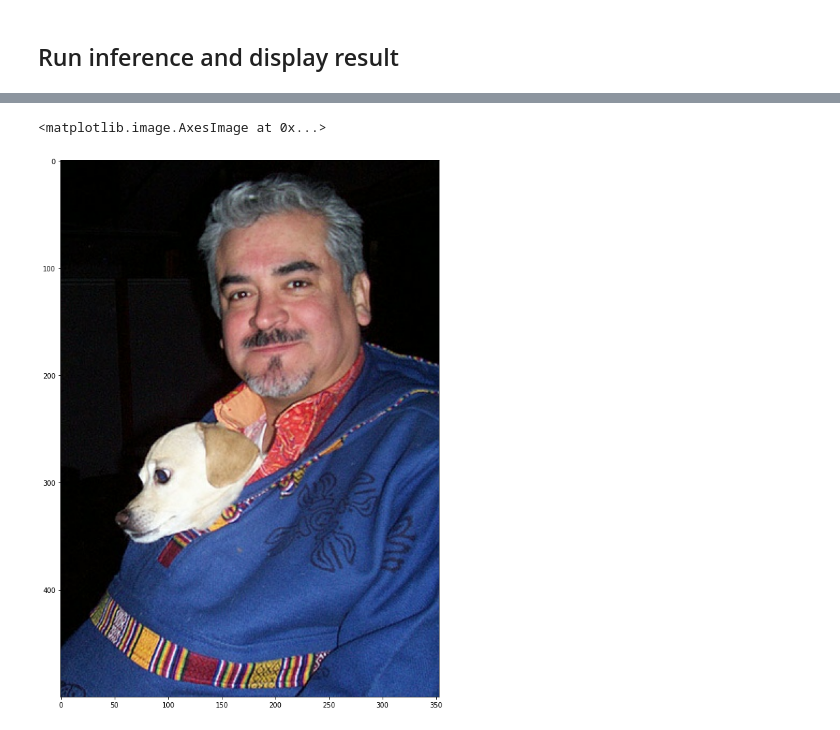
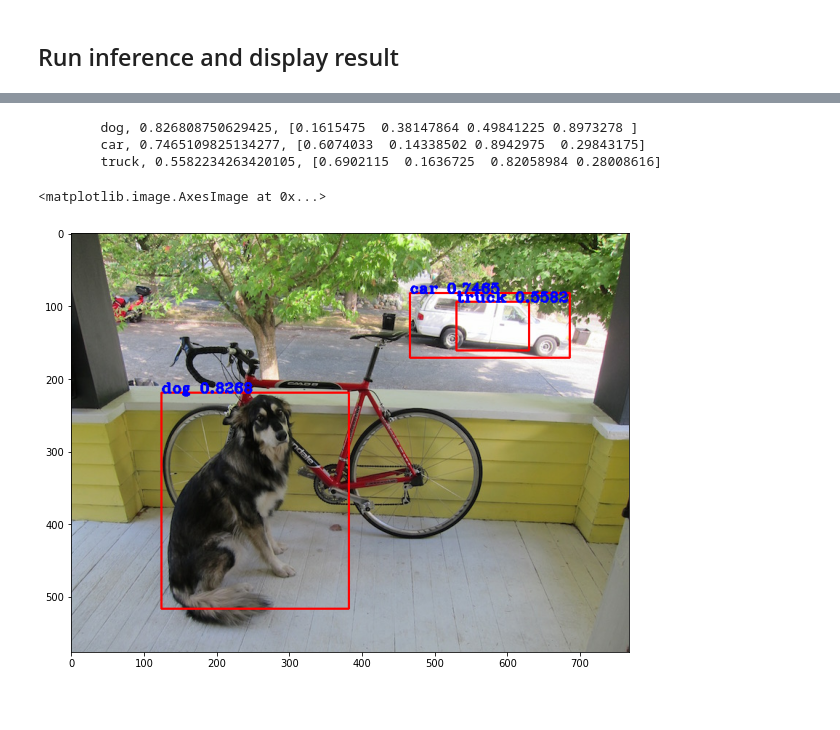
Before and after one commit to K-SIK/Capstone, a Jupyter notebook: DeepLearning/YOLOV3/yolo_tiny_inference_tutorial.ipynb, the cells around one changed output, grey strips where cells are left out. Cells and saved outputs as stored; diff of their text form; code cells hidden in the pictures; blank space fills up the shorter version.

```diff
--- a/DeepLearning/YOLOV3/yolo_tiny_inference_tutorial.ipynb
+++ b/DeepLearning/YOLOV3/yolo_tiny_inference_tutorial.ipynb
@@ -10,14 +10,14 @@ import tensorflow as tf
 # from yolov3_tf2.models import YoloV3
 # from yolov3_tf2.utils import draw_outputs
 # from yolov3_tf2.dataset import transform_images
-from yolov3_tf2.models_for_tutorial import YoloV3Tiny
+from yolov3_tf2.models import YoloV3Tiny
 from yolov3_tf2.utils_for_tutorial import draw_outputs, transform_images
 import matplotlib.pyplot as plt
 
 # CLASSES_PATH = 'data/voc2012.names'
 CLASSES_PATH = 'data/coco.names'
 # WEIGHTS_PATH = 'checkpoints/yolov3-tiny_train_8.tf'
-# WEIGHTS_PATH = 'data/weights/yolov3-tiny.tf'
+WEIGHTS_PATH = 'checkpoints/yolov3-tiny.tf'
 IMAGE_SIZE = 416
 # %% [markdown]
 ## Load the model, the classes and the example image
@@ -26,7 +26,7 @@ yolo_tiny = YoloV3Tiny()
 yolo_tiny.load_weights(WEIGHTS_PATH)
 class_names = [c.strip() for c in open(CLASSES_PATH).readlines()]
 
-img = tf.image.decode_image(open('./data/test1.jpg', 'rb').read(), channels=3)
+img = tf.image.decode_image(open('./data/dog_bike_car.jpg', 'rb').read(), channels=3)
 plt.imshow(img)
 plt.show()
 
@@ -89,13 +89,16 @@ tf.Tensor([0], shape=(1,), dtype=int32) <class 'tensorflow.python.framework.ops.
 # %%
 logging.info('detections:')
-for i in range(nums[0]):
+for i in range(nums[0][0]):
     print('\t{}, {}, {}'.format(class_names[int(classes[0][i])],
                                        np.array(scores[0][i]),
                                        np.array(boxes[0][i])))
 
-prediction_img = draw_outputs(img.numpy(), (boxes, scores, classes, nums), class_names)
+prediction_img = draw_outputs(img.numpy(), (boxes, scores, classes, nums[0]), class_names)
 plt.figure(figsize=(10, 20))
 plt.imshow(prediction_img)
 # %% [output]
-<matplotlib.image.AxesImage at 0x...>
+        dog, 0.826808750629425, [0.1615475  0.38147864 0.49841225 0.8973278 ]
+        car, 0.7465109825134277, [0.6074033  0.14338502 0.8942975  0.29843175]
+        truck, 0.5582234263420105, [0.6902115  0.1636725  0.82058984 0.28008616]
+<matplotlib.image.AxesImage at 0x...>
-[figure, old version]
+[figure, new version]
```
Also changed, not shown: parts of 3 cells of this notebook, 5 other files.
